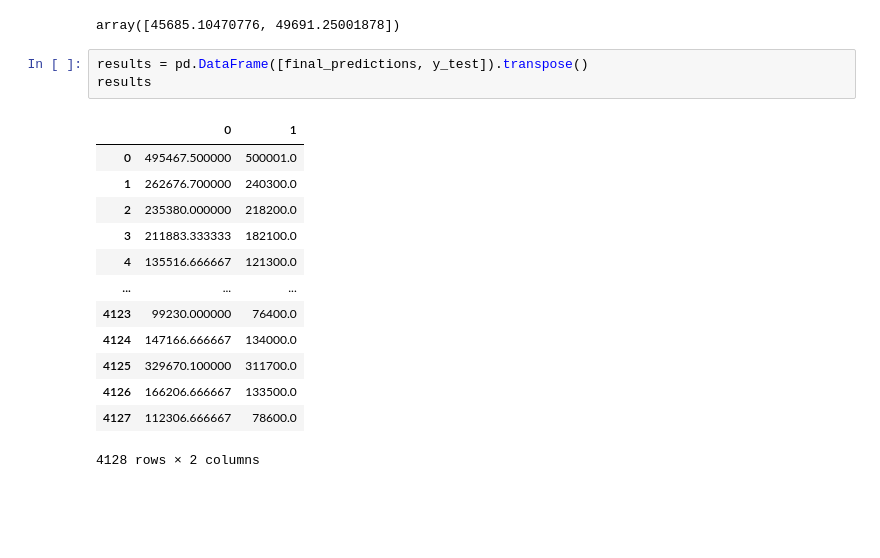
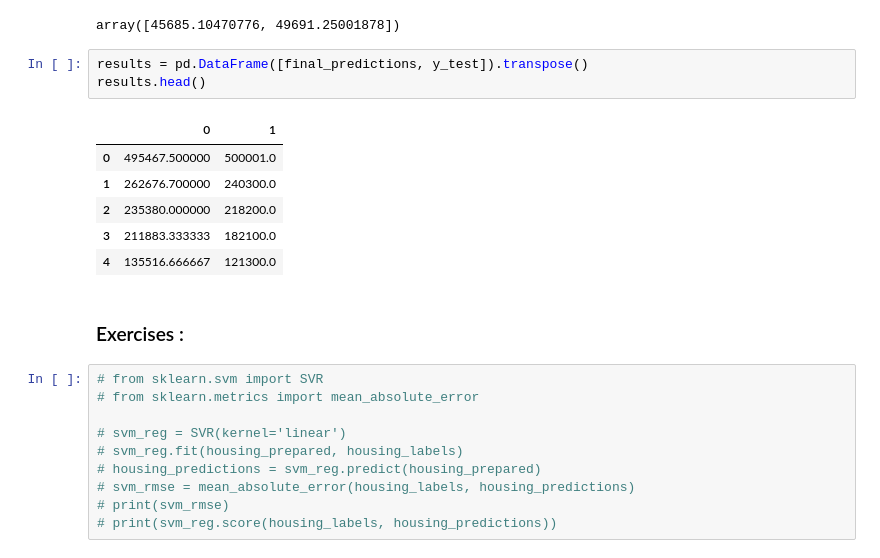
Before and after one commit to piyushmohan01/Hands-on-ML, a Jupyter notebook: 02-Chapter-(End-to-End-ML-Project)/Notebook.ipynb, the cells around one changed output. Cells and saved outputs as stored; diff of their text form; blank space fills up the shorter version.

Commit message:
Exercise code added

```diff
--- a/02-Chapter-(End-to-End-ML-Project)/Notebook.ipynb
+++ b/02-Chapter-(End-to-End-ML-Project)/Notebook.ipynb
@@ -635,18 +635,23 @@ np.sqrt(stats.t.interval(confidence, len(squared_errors) - 1,
 array([45685.10470776, 49691.25001878])
 # %%
 results = pd.DataFrame([final_predictions, y_test]).transpose()
-results
+results.head()
 # %% [output]
 |  | 0 | 1 |
 | 0 | 495467.500000 | 500001.0 |
 | 1 | 262676.700000 | 240300.0 |
 | 2 | 235380.000000 | 218200.0 |
 | 3 | 211883.333333 | 182100.0 |
 | 4 | 135516.666667 | 121300.0 |
-| ... | ... | ... |
-| 4123 | 99230.000000 | 76400.0 |
-| 4124 | 147166.666667 | 134000.0 |
-| 4125 | 329670.100000 | 311700.0 |
-| 4126 | 166206.666667 | 133500.0 |
-| 4127 | 112306.666667 | 78600.0 |
-4128 rows × 2 columns
+# %% [markdown]
+### Exercises :
+# %%
+# from sklearn.svm import SVR
+# from sklearn.metrics import mean_absolute_error
+
+# svm_reg = SVR(kernel='linear')
+# svm_reg.fit(housing_prepared, housing_labels)
+# housing_predictions = svm_reg.predict(housing_prepared)
+# svm_rmse = mean_absolute_error(housing_labels, housing_predictions)
+# print(svm_rmse)
+# print(svm_reg.score(housing_labels, housing_predictions))
```
Also changed, not shown: parts of 22 cells of this notebook.
